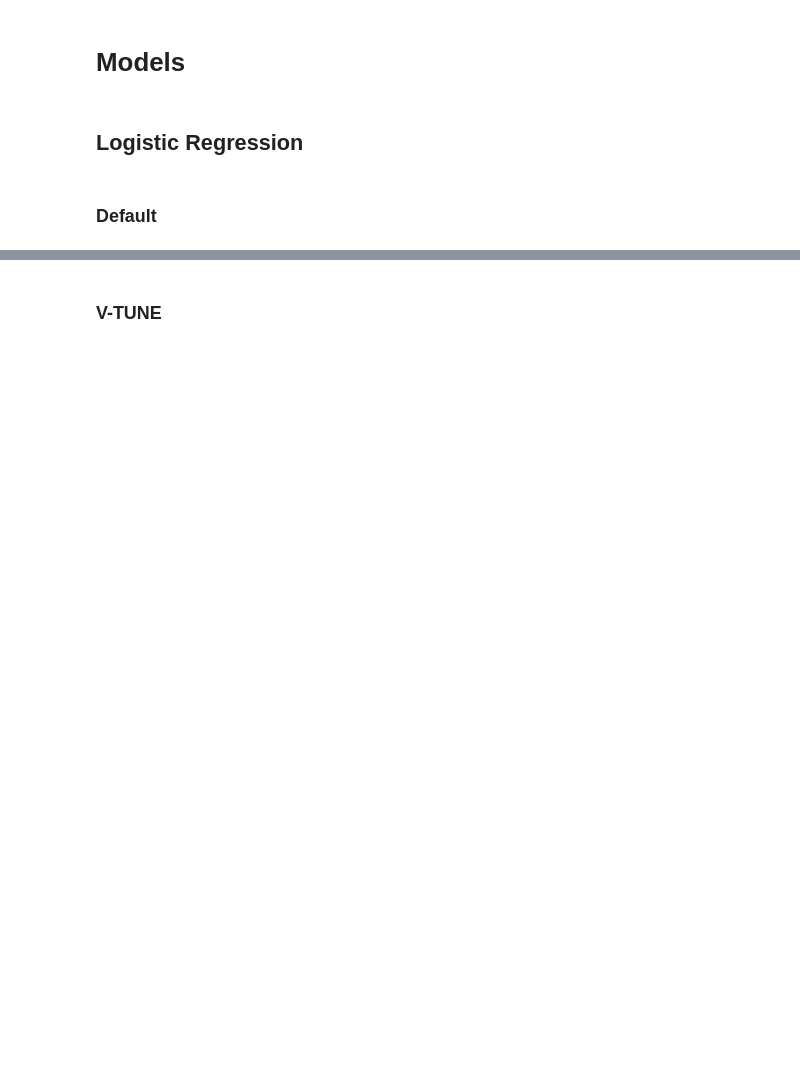
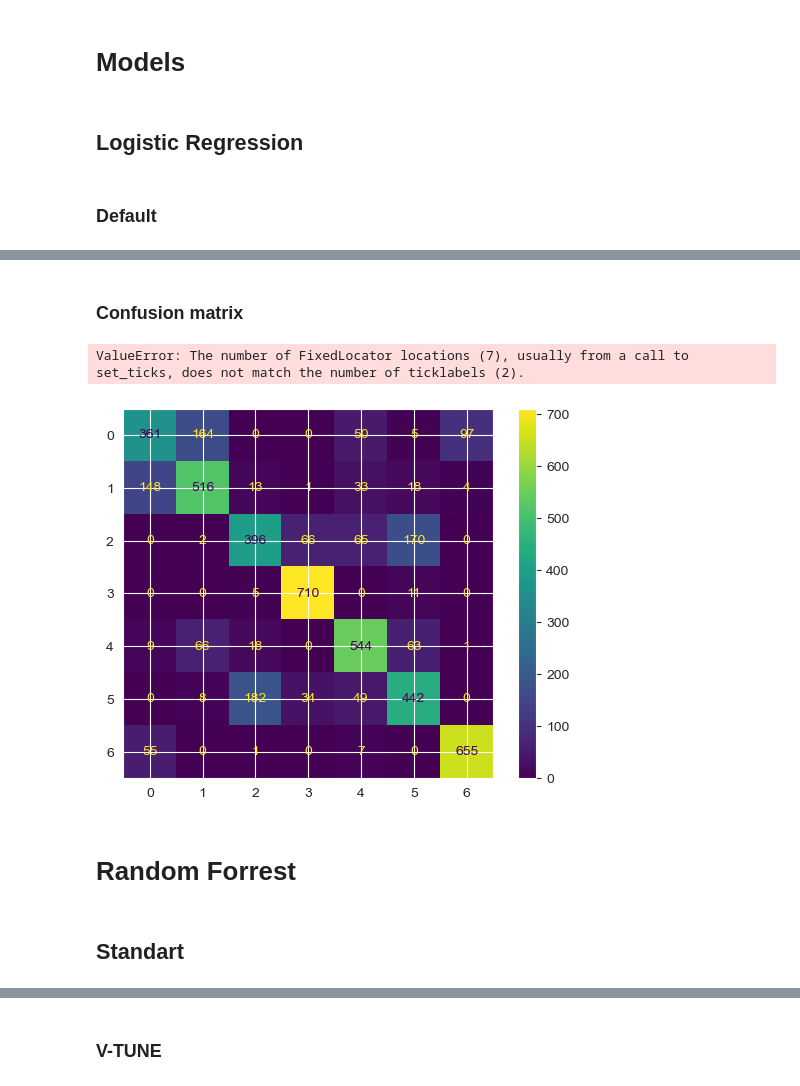
Before and after one commit to hsuliz/university, a Jupyter notebook: year-2023/data-science/forest-anal/anal.ipynb, the cells around one changed output, grey strips where cells are left out. Drawn from its saved outputs; the diff is of its cells as text; code cells hidden in the pictures; blank space fills up the shorter version.

```diff
--- a/year-2023/data-science/forest-anal/anal.ipynb
+++ b/year-2023/data-science/forest-anal/anal.ipynb
@@ -112,3 +116,9 @@ normalized_test_X = normalizer.transform(X_test)
+# %%
+from sklearn.preprocessing import MaxAbsScaler
+
+mab = MaxAbsScaler()
+max_scl_train_X = mab.fit_transform(X_train)
+max_scl_test_X = mab.transform(X_test)
 # %% [markdown]
 # Models
 # %% [markdown]
@@ -173,0 +188,7 @@ weighted avg       0.79      0.79      0.79      4925
+# %%
+lr = LogisticRegression(max_iter=1000)
+model = lr.fit(max_scl_train_X, y_train)
+y_pred = model.predict(max_scl_test_X)
+
+print(classification_report(y_test, y_pred))
+print(np.unique(y_pred))
@@ -173,0 +285,15 @@ weighted avg       0.79      0.79      0.79      4925
+# %% [markdown]
+### Confusion matrix
+# %%
+from sklearn.metrics import confusion_matrix
+from sklearn import metrics
+cm_display = metrics.ConfusionMatrixDisplay(confusion_matrix = confusion_matrix(y_test, y_pred), display_labels = [False, True])
+cm_display.plot()
+plt.show()
+# %% [output]
+ValueError: The number of FixedLocator locations (7), usually from a call to set_ticks, does not match the number of ticklabels (2).
+[figure, added]
+# %% [markdown]
+# Random Forrest
+# %% [markdown]
+## Standart
```
Also changed, not shown: parts of 37 cells of this notebook.
